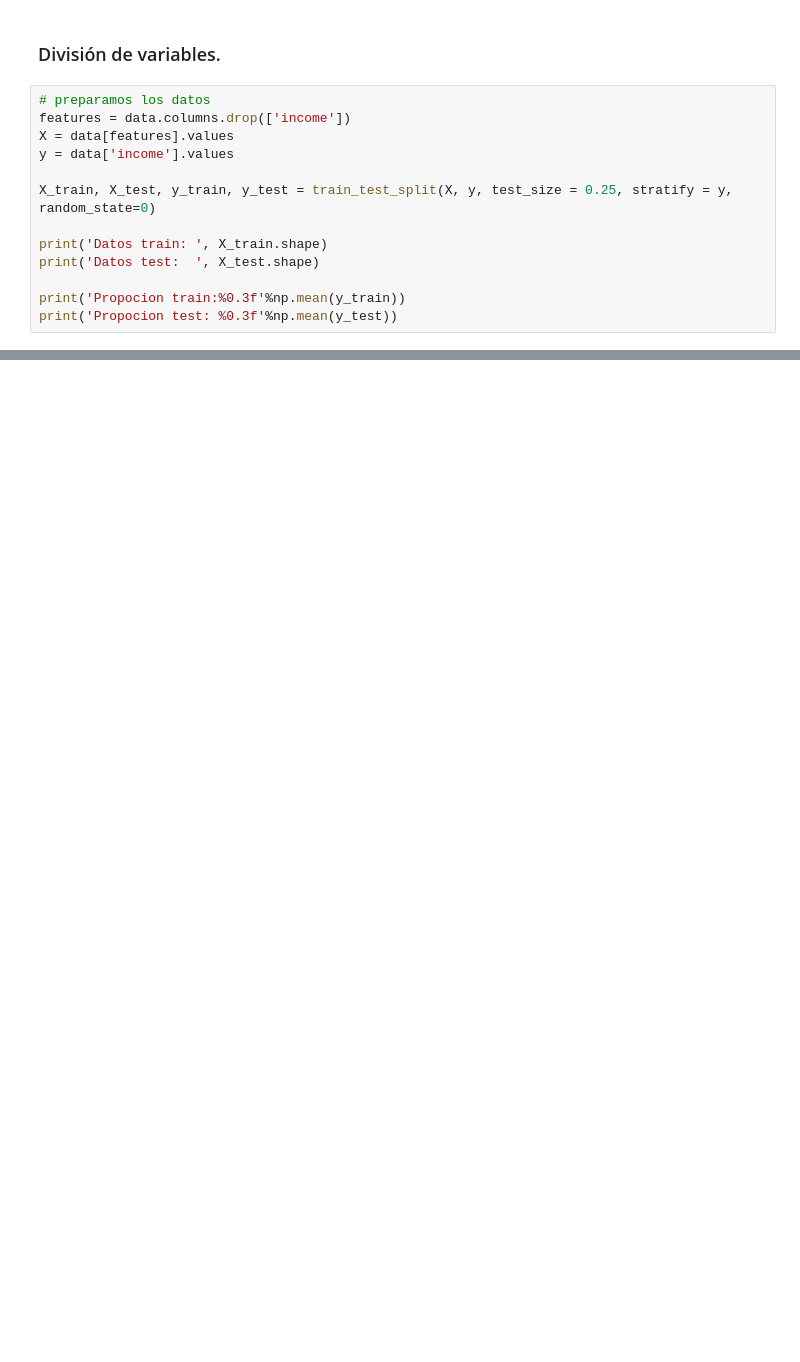
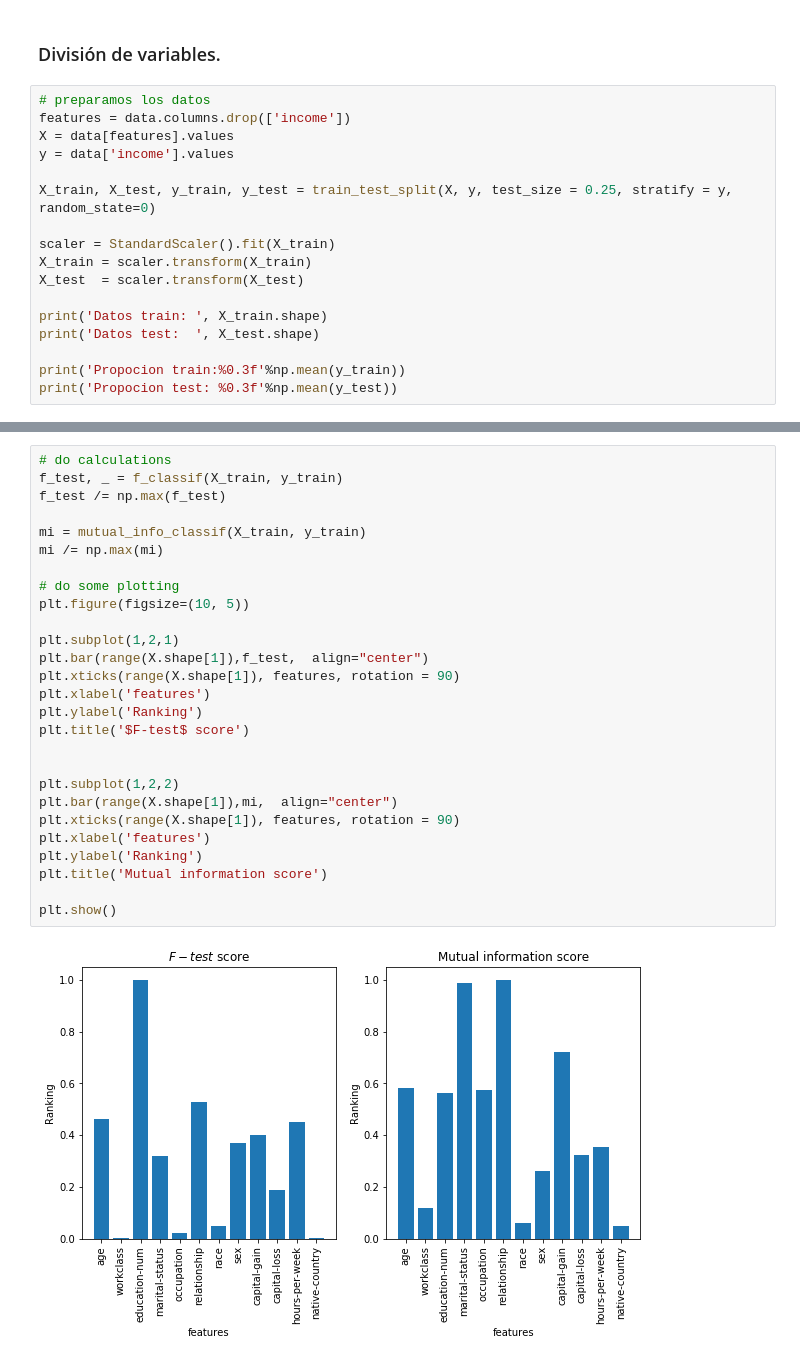
Before and after one commit to ivanrumo/KC_Practica_Machine_Learning, a Jupyter notebook: Un problema de clasificación.ipynb, the cells around one changed output, grey strips where cells are left out. Drawn from its saved outputs; the diff is of its cells as text; blank space fills up the shorter version.

```diff
--- a/Un problema de clasificación.ipynb
+++ b/Un problema de clasificación.ipynb
@@ -440,6 +453,10 @@ y = data['income'].values
 
 X_train, X_test, y_train, y_test = train_test_split(X, y, test_size = 0.25, stratify = y, random_state=0)
 
+scaler = StandardScaler().fit(X_train)
+X_train = scaler.transform(X_train)
+X_test  = scaler.transform(X_test)
+
 print('Datos train: ', X_train.shape)
 print('Datos test:  ', X_test.shape)
 
@@ -452,0 +474,29 @@ Propocion test: -0.504
+# %%
+# do calculations
+f_test, _ = f_classif(X_train, y_train)
+f_test /= np.max(f_test)
+
+mi = mutual_info_classif(X_train, y_train)
+mi /= np.max(mi)
+
+# do some plotting
+plt.figure(figsize=(10, 5))
+
+plt.subplot(1,2,1)
+plt.bar(range(X.shape[1]),f_test,  align="center")
+plt.xticks(range(X.shape[1]), features, rotation = 90)
+plt.xlabel('features')
+plt.ylabel('Ranking')
+plt.title('$F-test$ score')
+
+
+plt.subplot(1,2,2)
+plt.bar(range(X.shape[1]),mi,  align="center")
+plt.xticks(range(X.shape[1]), features, rotation = 90)
+plt.xlabel('features')
+plt.ylabel('Ranking')
+plt.title('Mutual information score')
+
+plt.show()
+# %% [output]
+[figure, added]
```
Also changed, not shown: parts of 64 cells of this notebook, 2 other files.
